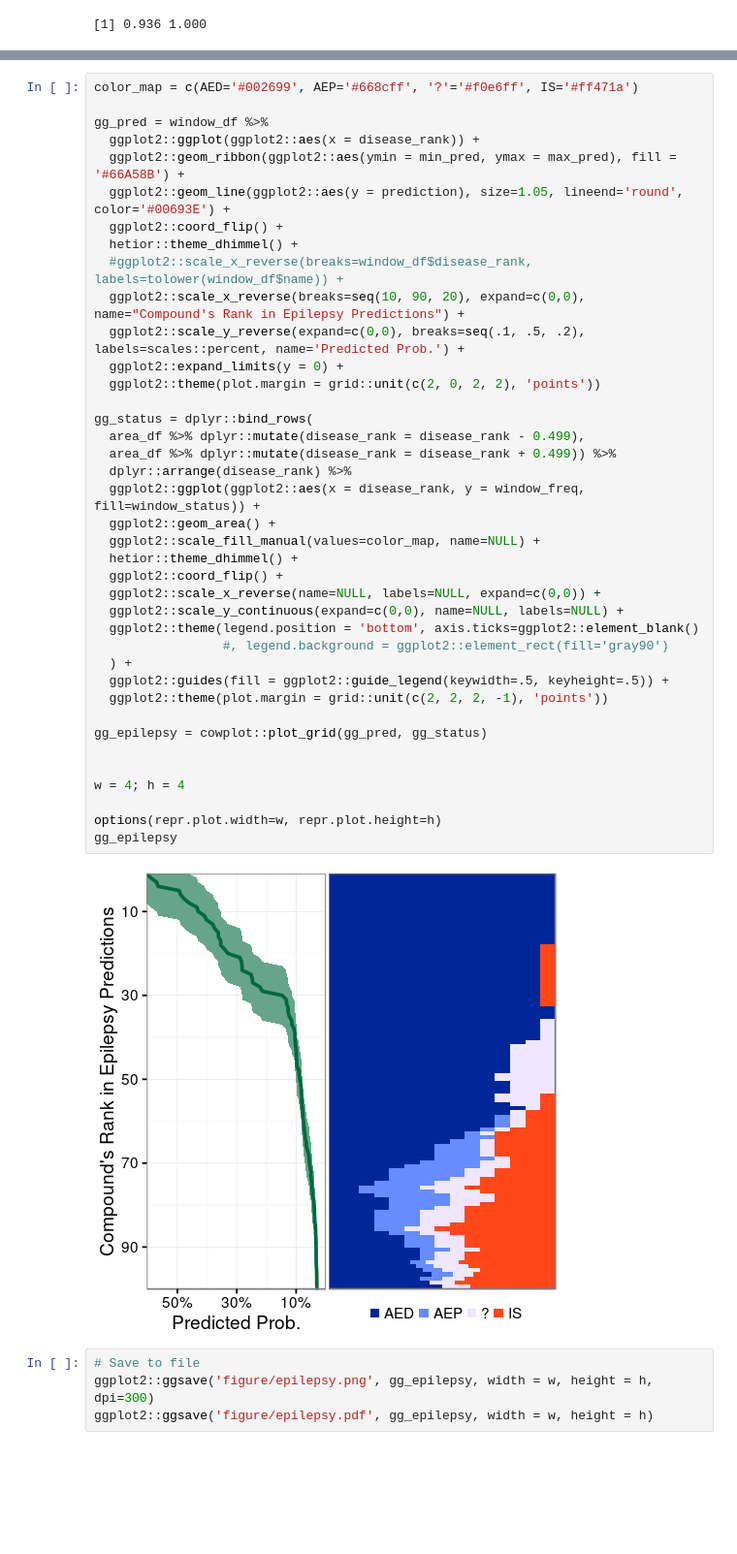
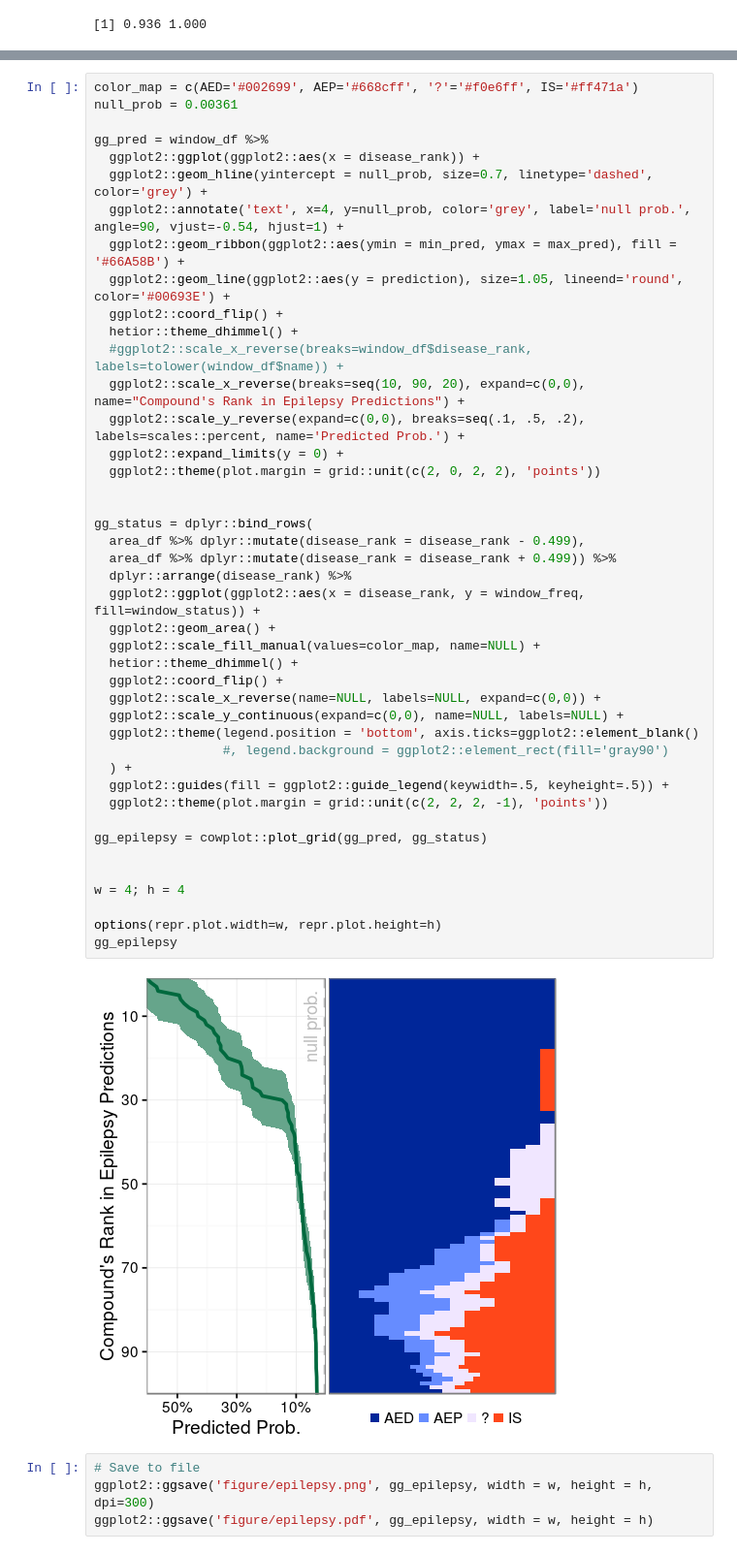
Before and after one commit to dhimmel/rephetio, a Jupyter notebook: epilepsy/repilepsy.ipynb, the cells around one changed output, grey strips where cells are left out. Shown: that part at 97% size. Drawn from its saved outputs; the diff is of its cells as text; blank space fills up the shorter version.

Commit message:
Add null probability line

```diff
--- a/epilepsy/repilepsy.ipynb
+++ b/epilepsy/repilepsy.ipynb
@@ -37,9 +37,12 @@ area_df %>% head(2)
 | Ethotoin | 0.589 | 0.999 | AED | 0.434 | 0.603 | 2 | AED | 1 |
 # %%
 color_map = c(AED='#002699', AEP='#668cff', '?'='#f0e6ff', IS='#ff471a')
+null_prob = 0.00361
 
 gg_pred = window_df %>%
   ggplot2::ggplot(ggplot2::aes(x = disease_rank)) +
+  ggplot2::geom_hline(yintercept = null_prob, size=0.7, linetype='dashed', color='grey') +
+  ggplot2::annotate('text', x=4, y=null_prob, color='grey', label='null prob.', angle=90, vjust=-0.54, hjust=1) +
   ggplot2::geom_ribbon(ggplot2::aes(ymin = min_pred, ymax = max_pred), fill = '#66A58B') +
   ggplot2::geom_line(ggplot2::aes(y = prediction), size=1.05, lineend='round', color='#00693E') +
   ggplot2::coord_flip() +
@@ -48,34 +51,35 @@ gg_pred = window_df %>%
   ggplot2::scale_x_reverse(breaks=seq(10, 90, 20), expand=c(0,0), name="Compound's Rank in Epilepsy Predictions") +
   ggplot2::scale_y_reverse(expand=c(0,0), breaks=seq(.1, .5, .2), labels=scales::percent, name='Predicted Prob.') +
   ggplot2::expand_limits(y = 0) +
   ggplot2::theme(plot.margin = grid::unit(c(2, 0, 2, 2), 'points'))
+
 
 gg_status = dplyr::bind_rows(
   area_df %>% dplyr::mutate(disease_rank = disease_rank - 0.499),
   area_df %>% dplyr::mutate(disease_rank = disease_rank + 0.499)) %>%
   dplyr::arrange(disease_rank) %>%
   ggplot2::ggplot(ggplot2::aes(x = disease_rank, y = window_freq, fill=window_status)) +
   ggplot2::geom_area() +
   ggplot2::scale_fill_manual(values=color_map, name=NULL) +
   hetior::theme_dhimmel() +
   ggplot2::coord_flip() +
   ggplot2::scale_x_reverse(name=NULL, labels=NULL, expand=c(0,0)) +
   ggplot2::scale_y_continuous(expand=c(0,0), name=NULL, labels=NULL) +
   ggplot2::theme(legend.position = 'bottom', axis.ticks=ggplot2::element_blank()
                  #, legend.background = ggplot2::element_rect(fill='gray90')
   ) +
   ggplot2::guides(fill = ggplot2::guide_legend(keywidth=.5, keyheight=.5)) +
   ggplot2::theme(plot.margin = grid::unit(c(2, 2, 2, -1), 'points'))
 
 gg_epilepsy = cowplot::plot_grid(gg_pred, gg_status)
 
 
 w = 4; h = 4
 
 options(repr.plot.width=w, repr.plot.height=h)
 gg_epilepsy
 # %% [output]
-[figure, old version]
+[figure, new version]
 # %%
 # Save to file
 ggplot2::ggsave('figure/epilepsy.png', gg_epilepsy, width = w, height = h, dpi=300)
```
Also changed, not shown: 2 other files.
